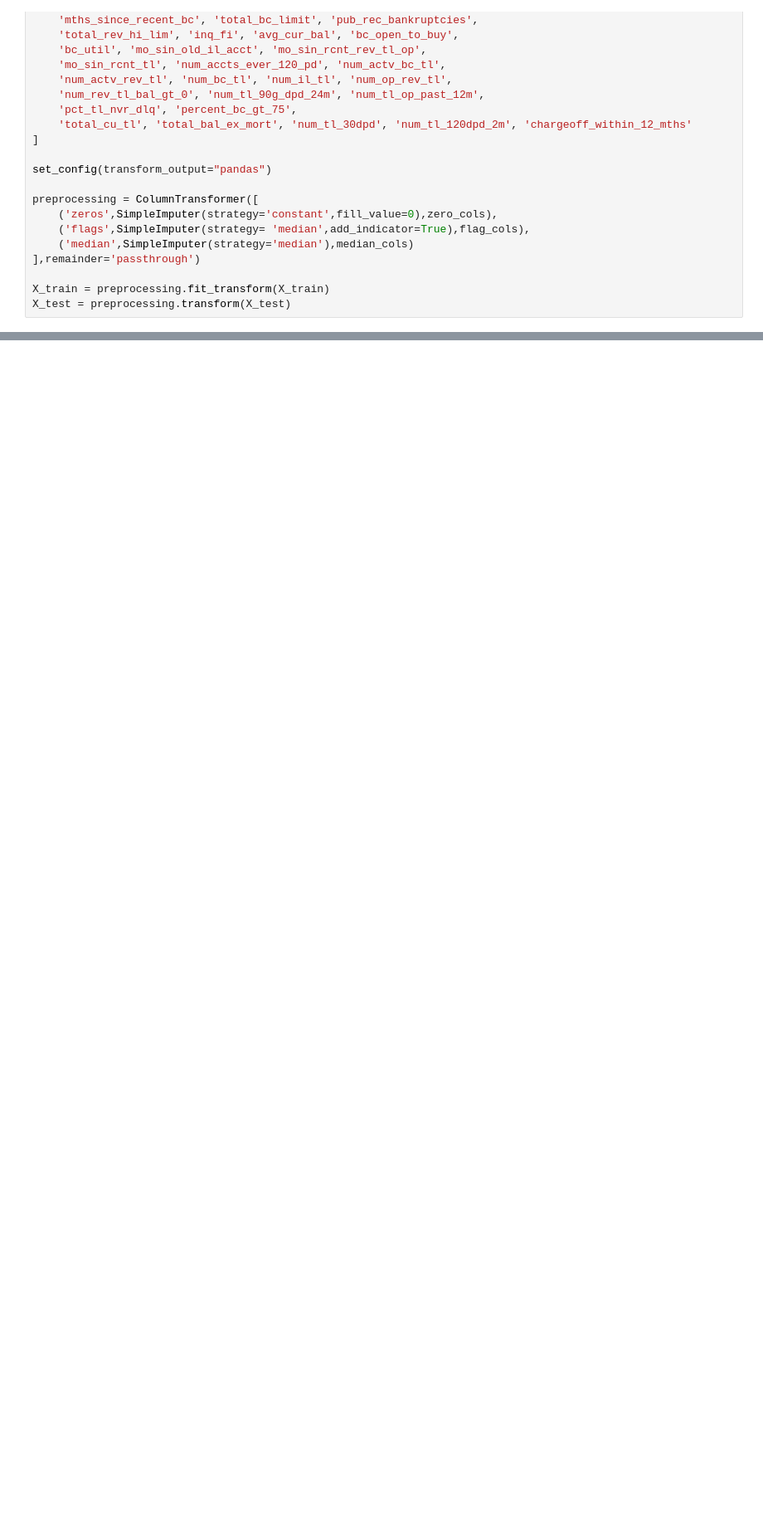
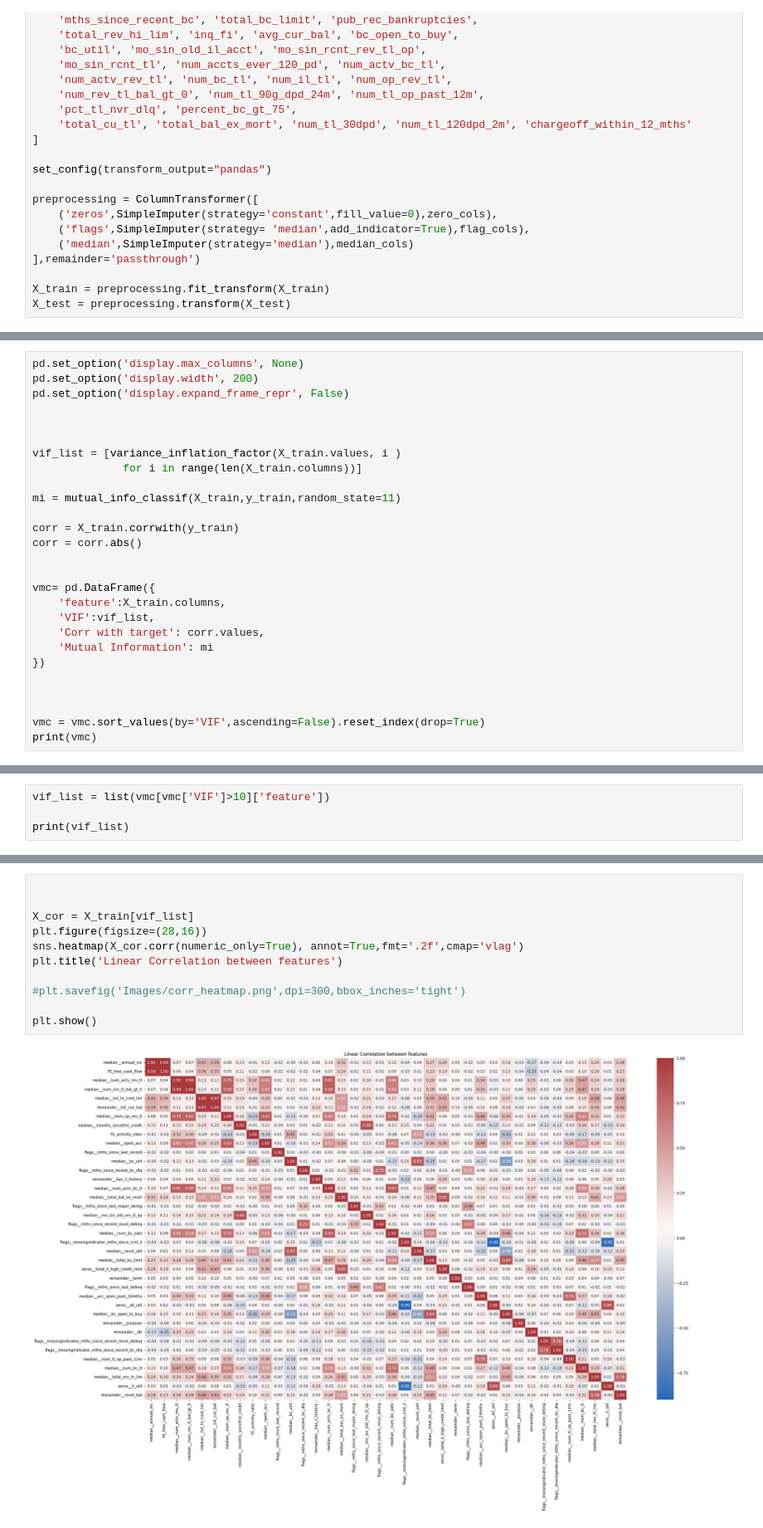
Before and after one commit to Mbu32/Credit-Default, a Jupyter notebook: endtoend_log_upd.ipynb, the cells around one changed output, grey strips where cells are left out. Shown at 83% size. Cells and saved outputs as stored; diff of their text form; blank space fills up the shorter version.

Commit message:
VIF + Corr/MI

```diff
--- a/endtoend_log_upd.ipynb
+++ b/endtoend_log_upd.ipynb
@@ -224,0 +258,27 @@ Name: Column, dtype: object
+# %%
+pd.set_option('display.max_columns', None)
+pd.set_option('display.width', 200)
+pd.set_option('display.expand_frame_repr', False)
+
+
+
+vif_list = [variance_inflation_factor(X_train.values, i )
+              for i in range(len(X_train.columns))]
+
+mi = mutual_info_classif(X_train,y_train,random_state=11)
+
+corr = X_train.corrwith(y_train)
+corr = corr.abs()
+
+
+vmc= pd.DataFrame({
+    'feature':X_train.columns,
+    'VIF':vif_list,
+    'Corr with target': corr.values,
+    'Mutual Information': mi
+})
+
+
+
+vmc = vmc.sort_values(by='VIF',ascending=False).reset_index(drop=True)
+print(vmc)
@@ -224,0 +303,4 @@ Name: Column, dtype: object
+# %%
+vif_list = list(vmc[vmc['VIF']>10]['feature'])
+
+print(vif_list)
@@ -224,0 +309,13 @@ Name: Column, dtype: object
+# %%
+
+
+X_cor = X_train[vif_list]
+plt.figure(figsize=(28,16))
+sns.heatmap(X_cor.corr(numeric_only=True), annot=True,fmt='.2f',cmap='vlag')
+plt.title('Linear Correlation between features')
+
+#plt.savefig('Images/corr_heatmap.png',dpi=300,bbox_inches='tight')
+
+plt.show()
+# %% [output]
+[figure, added]
```
Also changed, not shown: parts of 13 cells of this notebook.
